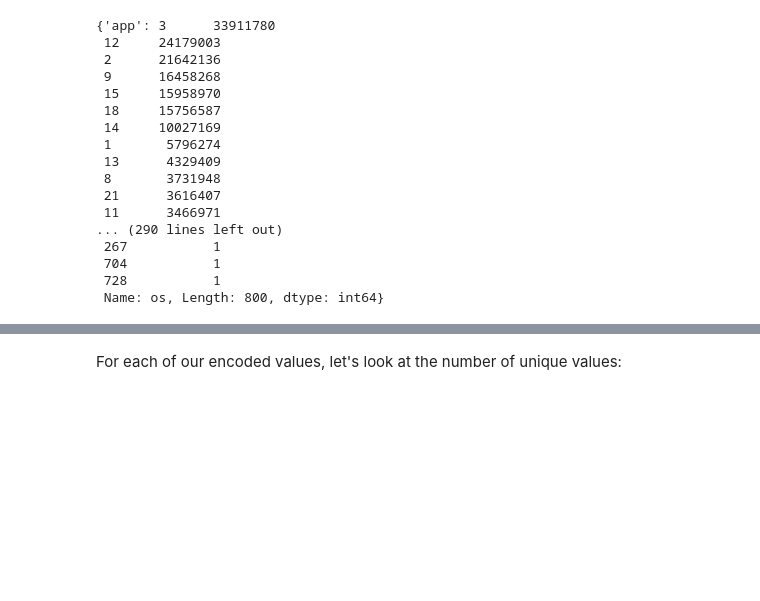
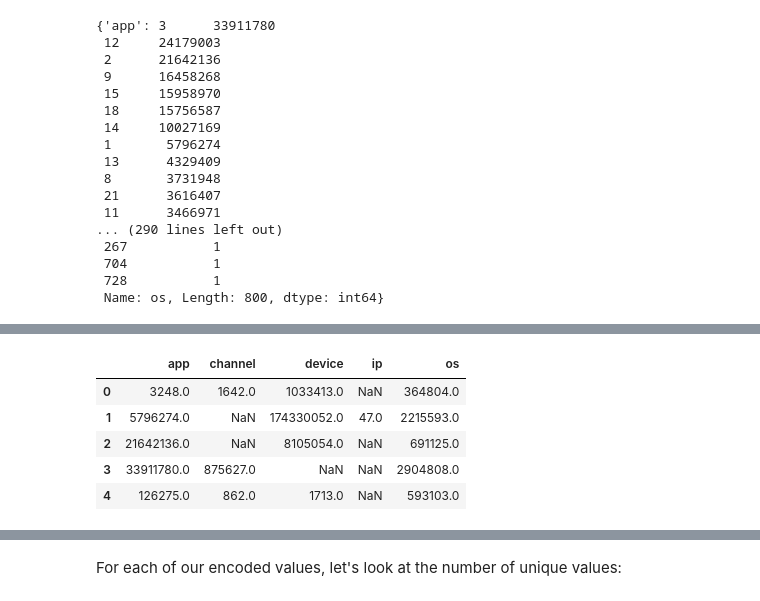
Before and after one commit to andersy005/kaggle-talkingdata-adtracking-fraud-detection, a Jupyter notebook: eda.ipynb, the cells around one changed output, grey strips where cells are left out. Saved outputs shown, nothing was run; the diff lists cells and outputs as text; code cells hidden in the pictures; blank space fills up the shorter version.

```diff
--- a/eda.ipynb
+++ b/eda.ipynb
@@ -152,0 +181,10 @@ weights
+# %%
+weights_df = pd.DataFrame(weights)
+weights_df.head()
+# %% [output]
+|  | app | channel | device | ip | os |
+| 0 | 3248.0 | 1642.0 | 1033413.0 | NaN | 364804.0 |
+| 1 | 5796274.0 | NaN | 174330052.0 | 47.0 | 2215593.0 |
+| 2 | 21642136.0 | NaN | 8105054.0 | NaN | 691125.0 |
+| 3 | 33911780.0 | 875627.0 | NaN | NaN | 2904808.0 |
+| 4 | 126275.0 | 862.0 | 1713.0 | NaN | 593103.0 |
```
Also changed, not shown: parts of 12 cells of this notebook.
